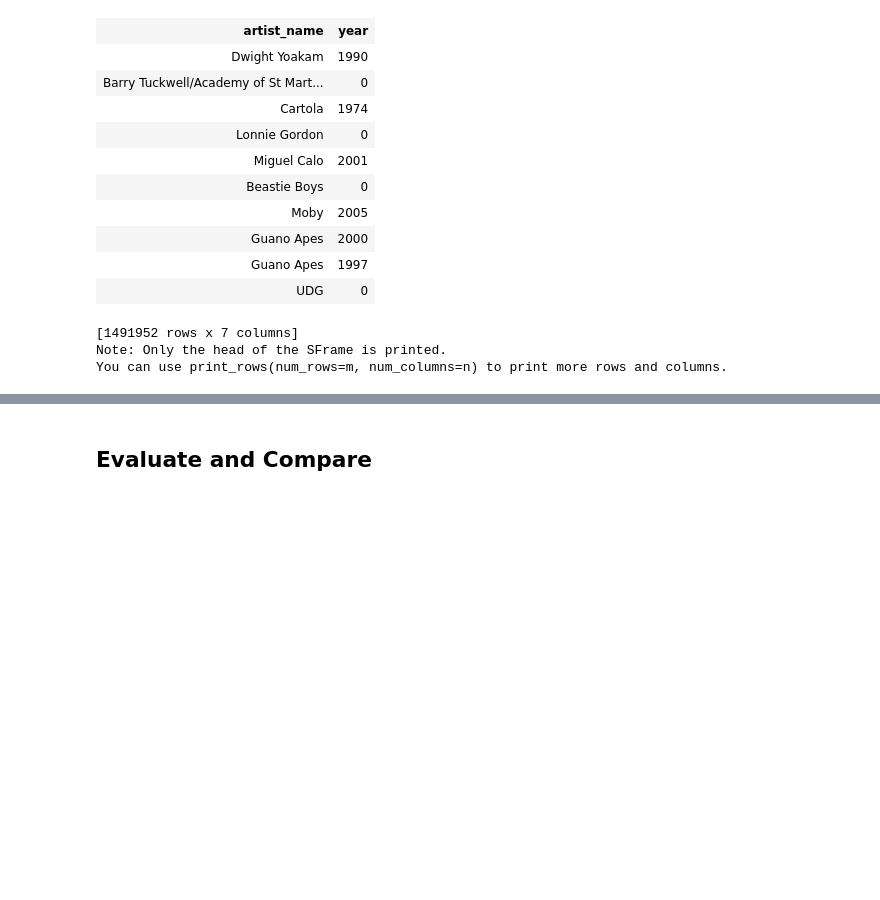
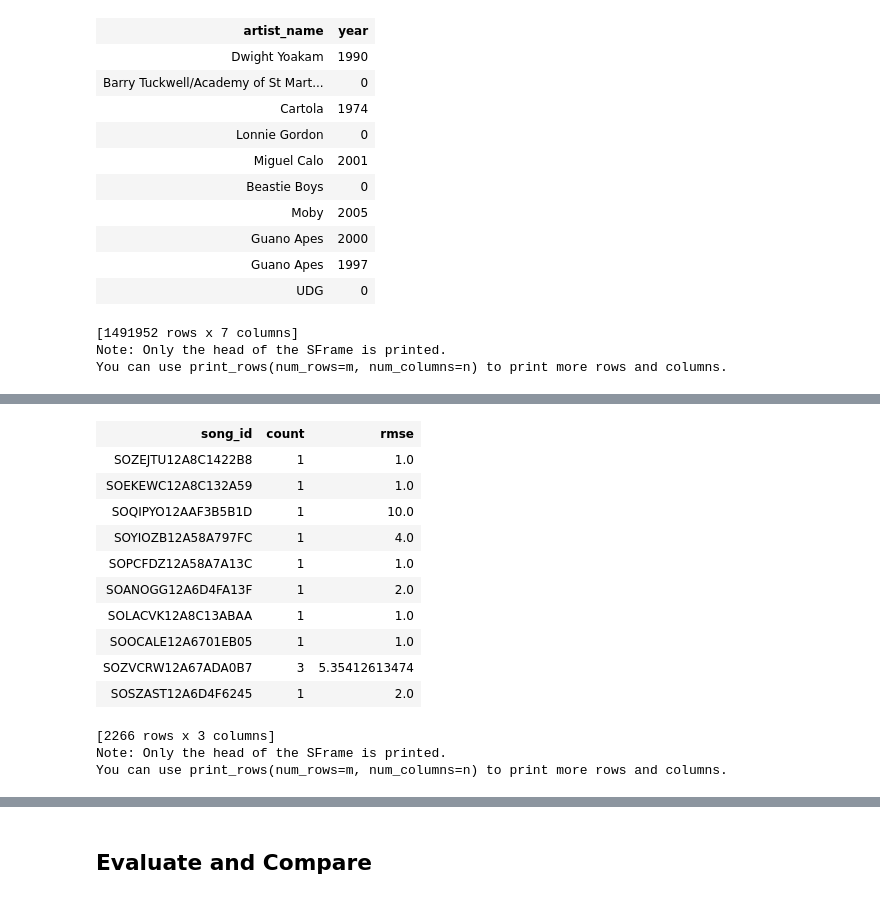
Before and after one commit to kjprice/SMU-data-mining, a Jupyter notebook: python_notebooks/Project 3.ipynb, the cells around one changed output, grey strips where cells are left out. Cells and saved outputs as stored; diff of their text form; code cells hidden in the pictures; blank space fills up the shorter version.

```diff
--- a/python_notebooks/Project 3.ipynb
+++ b/python_notebooks/Project 3.ipynb
@@ -188,0 +229,20 @@ You can use print_rows(num_rows=m, num_columns=n) to print more rows and columns
+# %%
+train_song, test_song = gl.recommender.util.random_split_by_user(combo_songs,
+                                                      user_id="user", item_id="song_id",
+                                                      item_test_proportion=0.2)
+
+from IPython.display import display
+from IPython.display import Image
+
+gl.canvas.set_target('ipynb')
+
+song_rec = gl.recommender.item_similarity_recommender.create(train_song,
+                                                             user_id="user",
+                                                             item_id="song_id",
+                                                             target="plays",
+                                                             only_top_k=5,
+                                                             similarity_type="cosine")
+
+rmse_results = song_rec.evaluate(test_song)
+
+print rmse_results.viewkeys()
@@ -188,0 +263,17 @@ You can use print_rows(num_rows=m, num_columns=n) to print more rows and columns
+# %%
+rmse_results['rmse_overall']
+# %% [output]
+| song_id | count | rmse |
+| SOZEJTU12A8C1422B8 | 1 | 1.0 |
+| SOEKEWC12A8C132A59 | 1 | 1.0 |
+| SOQIPYO12AAF3B5B1D | 1 | 10.0 |
+| SOYIOZB12A58A797FC | 1 | 4.0 |
+| SOPCFDZ12A58A7A13C | 1 | 1.0 |
+| SOANOGG12A6D4FA13F | 1 | 2.0 |
+| SOLACVK12A8C13ABAA | 1 | 1.0 |
+| SOOCALE12A6701EB05 | 1 | 1.0 |
+| SOZVCRW12A67ADA0B7 | 3 | 5.35412613474 |
+| SOSZAST12A6D4F6245 | 1 | 2.0 |
+[2266 rows x 3 columns]
+Note: Only the head of the SFrame is printed.
+You can use print_rows(num_rows=m, num_columns=n) to print more rows and columns.
```
Also changed, not shown: parts of 25 cells of this notebook, 1 other file.
